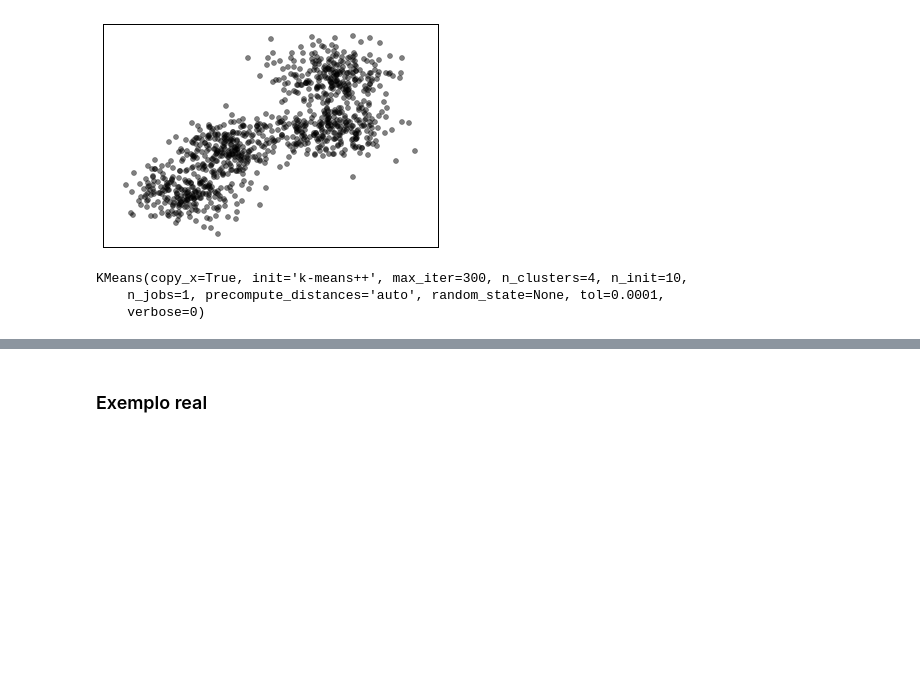
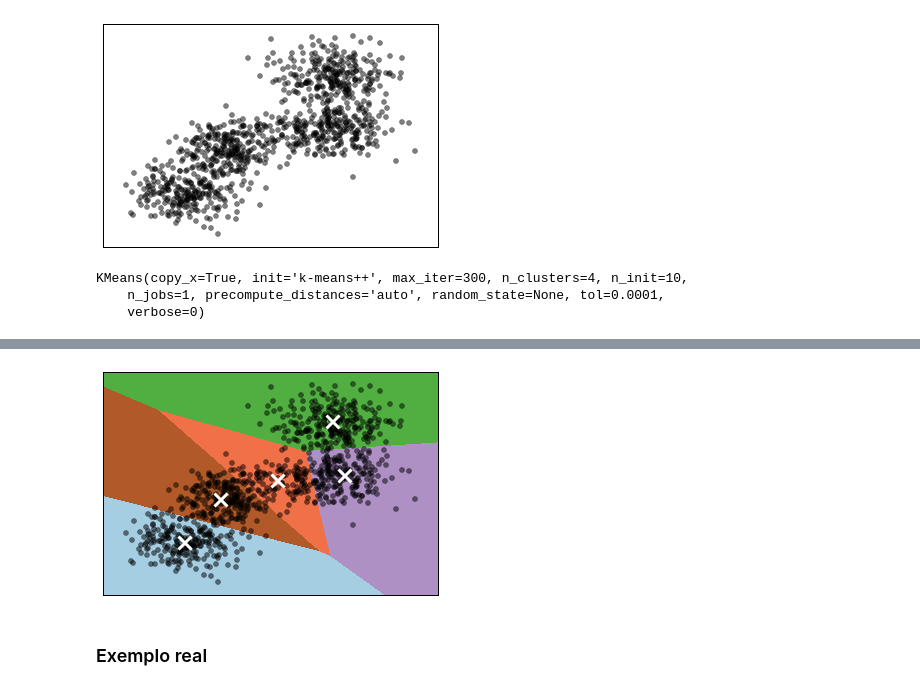
Before and after one commit to hitoshinagano/Locaweb_aulas, a Jupyter notebook: Aula_Parte2.ipynb, the cells around one changed output, grey strips where cells are left out. Saved outputs shown, nothing was run; the diff lists cells and outputs as text; code cells hidden in the pictures; blank space fills up the shorter version.

```diff
--- a/Aula_Parte2.ipynb
+++ b/Aula_Parte2.ipynb
@@ -706,3 +706,9 @@ plot_blobs(X, k_means)
+# %%
+k_means = KMeans(n_clusters=5)
+k_means.fit(X)
+plot_blobs(X, k_means)
+# %% [output]
+[figure, added]
 # %% [markdown]
 ### Exemplo real
 # %%
```
Also changed, not shown: parts of 6 cells of this notebook, 1 other file.
